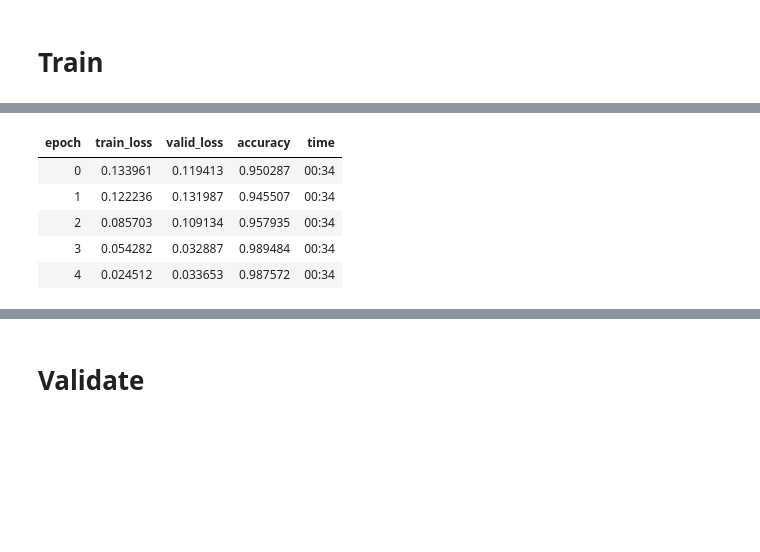
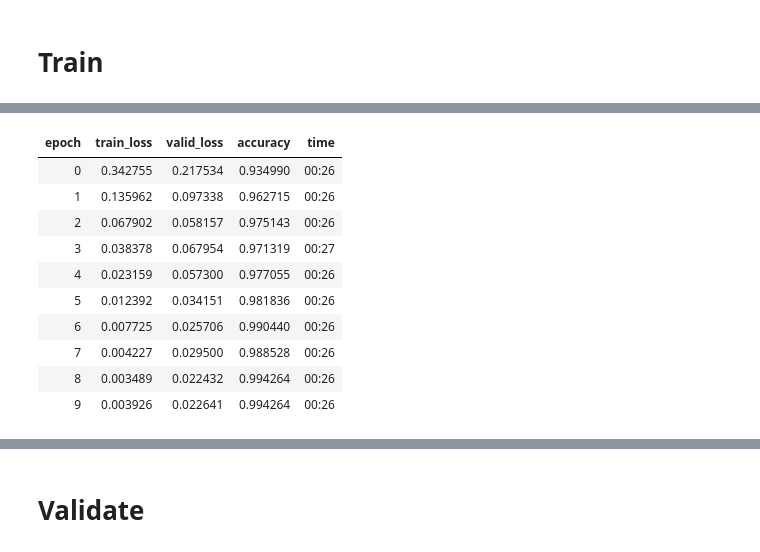
Before and after one commit to alxgrin/kaggle, a Jupyter notebook: notebooks/paultimothymooney_chest-xray-pneumonia/chest-xray-pneumonia.ipynb, the cells around one changed output, grey strips where cells are left out. Cells and saved outputs as stored; diff of their text form; code cells hidden in the pictures; blank space fills up the shorter version.

```diff
--- a/notebooks/paultimothymooney_chest-xray-pneumonia/chest-xray-pneumonia.ipynb
+++ b/notebooks/paultimothymooney_chest-xray-pneumonia/chest-xray-pneumonia.ipynb
@@ -141,7 +144,7 @@ X_true
 624 rows × 2 columns
 [interactive output not drawn]
 # %%
-BATCH_SIZE = 16
+BATCH_SIZE = 32
 IMAGE_SIZE = 224
 # %% [output]
 [interactive output not drawn]
@@ -152,7 +155,6 @@ dls = ImageDataLoaders.from_df(
     seed=42,
     bs=BATCH_SIZE,
     item_tfms=Resize(IMAGE_SIZE),
-    batch_tfms=setup_aug_tfms([Brightness(), Contrast(), Hue(), Saturation()]),
 )
 # %% [output]
 [interactive output not drawn]
@@ -187,20 +193,25 @@ SuggestedLRs(valley=0.00010964782268274575)
 [interactive output not drawn]
 # %%
 learn.fit_one_cycle(
-    5,
-    1e-3,
+    10,
+    1e-4,
     cbs=[
         SaveModelCallback(
             monitor="accuracy",
             comp=np.greater,
             with_opt=True,
         ),
     ],
 )
 # %% [output]
 | epoch | train_loss | valid_loss | accuracy | time |
-| 0 | 0.133961 | 0.119413 | 0.950287 | 00:34 |
-| 1 | 0.122236 | 0.131987 | 0.945507 | 00:34 |
-| 2 | 0.085703 | 0.109134 | 0.957935 | 00:34 |
-| 3 | 0.054282 | 0.032887 | 0.989484 | 00:34 |
-| 4 | 0.024512 | 0.033653 | 0.987572 | 00:34 |
+| 0 | 0.342755 | 0.217534 | 0.934990 | 00:26 |
+| 1 | 0.135962 | 0.097338 | 0.962715 | 00:26 |
+| 2 | 0.067902 | 0.058157 | 0.975143 | 00:26 |
+| 3 | 0.038378 | 0.067954 | 0.971319 | 00:27 |
+| 4 | 0.023159 | 0.057300 | 0.977055 | 00:26 |
+| 5 | 0.012392 | 0.034151 | 0.981836 | 00:26 |
+| 6 | 0.007725 | 0.025706 | 0.990440 | 00:26 |
+| 7 | 0.004227 | 0.029500 | 0.988528 | 00:26 |
+| 8 | 0.003489 | 0.022432 | 0.994264 | 00:26 |
+| 9 | 0.003926 | 0.022641 | 0.994264 | 00:26 |
```
Also changed, not shown: parts of 9 cells of this notebook.
